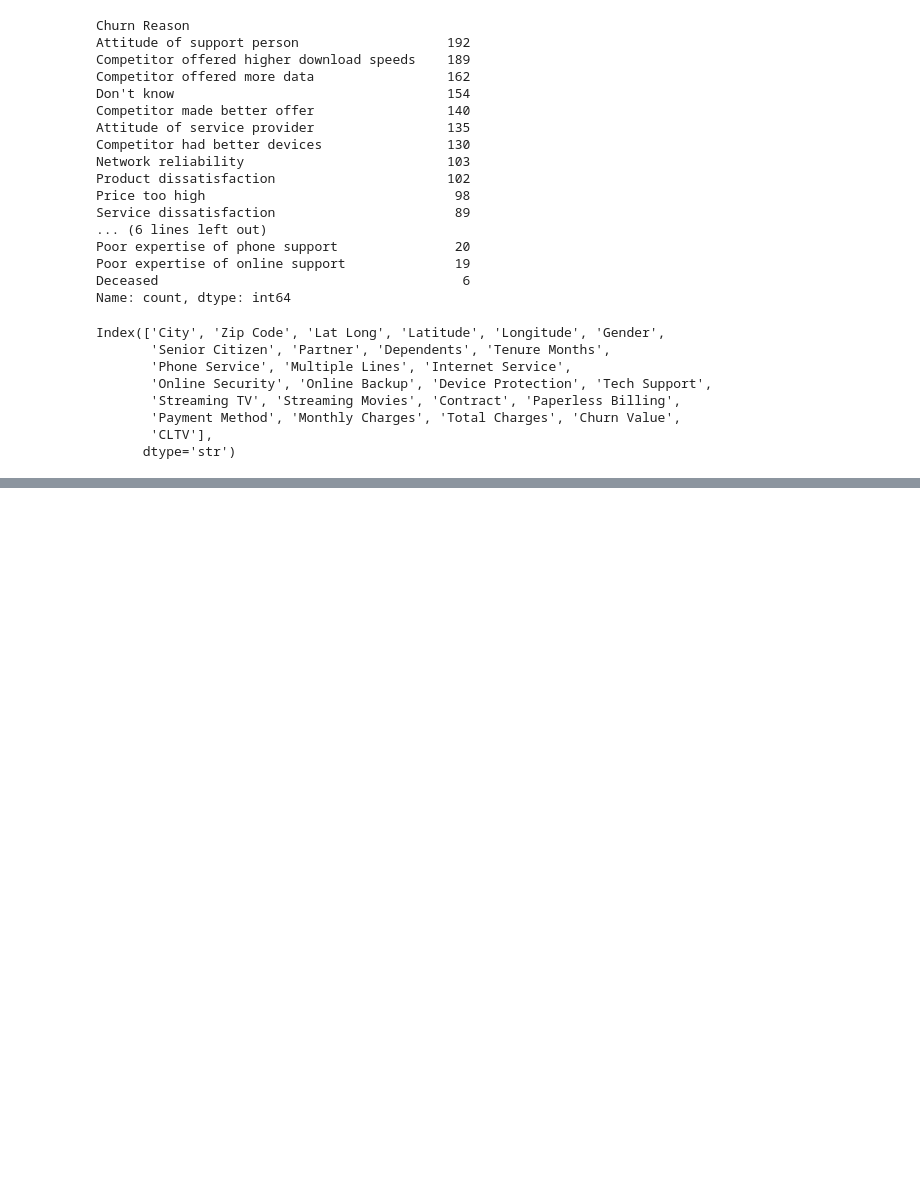
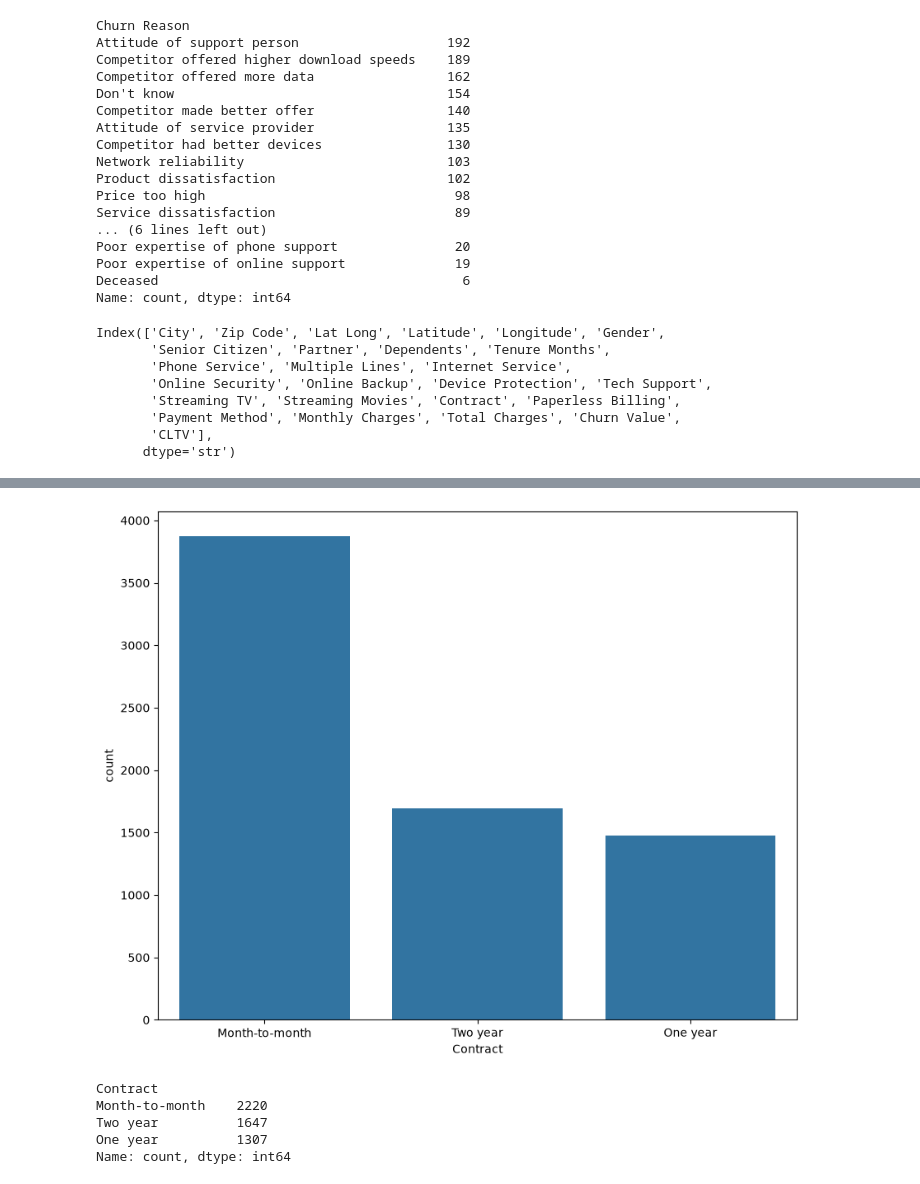
Before and after one commit to M-Taha4x/CustomerChurnPrediction, a Jupyter notebook: notebook/churn.ipynb, the cells around one changed output, grey strips where cells are left out. Saved outputs shown, nothing was run; the diff lists cells and outputs as text; code cells hidden in the pictures; blank space fills up the shorter version.

```diff
--- a/notebook/churn.ipynb
+++ b/notebook/churn.ipynb
@@ -307,0 +320,14 @@ Index(['City', 'Zip Code', 'Lat Long', 'Latitude', 'Longitude', 'Gender',
+# %%
+plt.figure(figsize=(10,8))
+churned = data[data["Churn Value"] == 1]
+sns.countplot(data=churned,x=data['Contract'])
+plt.show()
+data['Churn Value'].value_counts()
+data[data['Churn Value']==0]['Contract'].value_counts()
+# %% [output]
+[figure, added]
+Contract
+Month-to-month    2220
+Two year          1647
+One year          1307
+Name: count, dtype: int64
```
Also changed, not shown: parts of 5 cells of this notebook.
